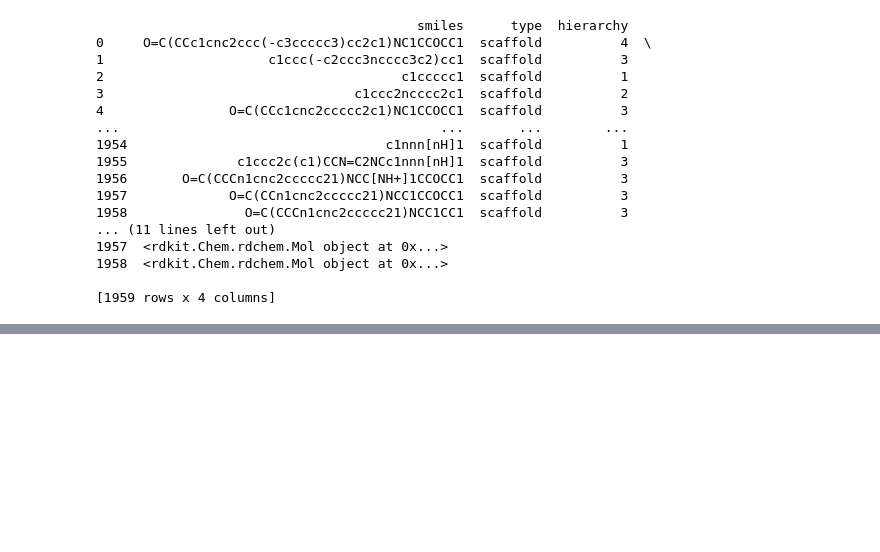
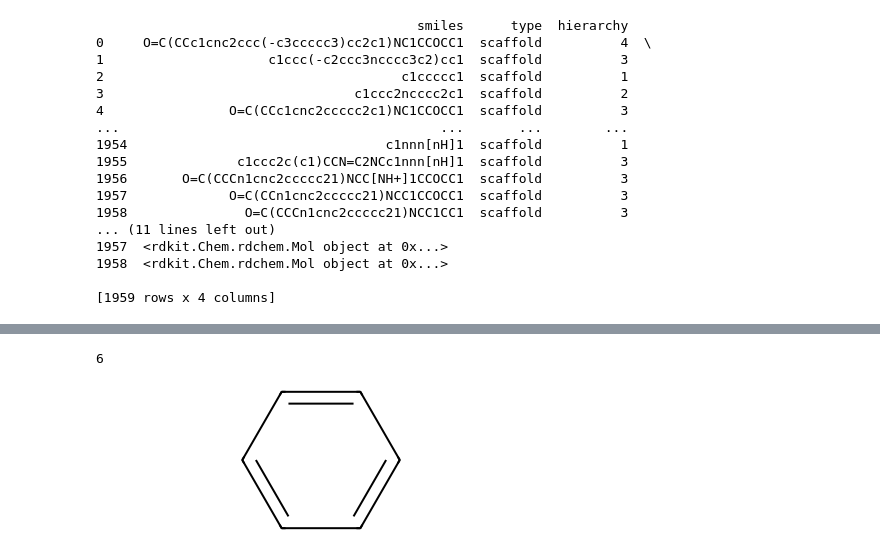
Before and after one commit to crisslind/useful_things_maybe, a Jupyter notebook: testing_albert.ipynb, the cells around one changed output, grey strips where cells are left out. Drawn from its saved outputs; the diff is of its cells as text; code cells hidden in the pictures; blank space fills up the shorter version.

```diff
--- a/testing_albert.ipynb
+++ b/testing_albert.ipynb
@@ -227,0 +291,8 @@ predecessors_list
+# %%
+Chem.MolFromSmiles('c1ccccc1').GetNumAtoms()
+# %% [output]
+6
+# %%
+Chem.MolFromSmiles('c1ccccc1')
+# %% [output]
+[figure, added]
```
Also changed, not shown: parts of 12 cells of this notebook.
